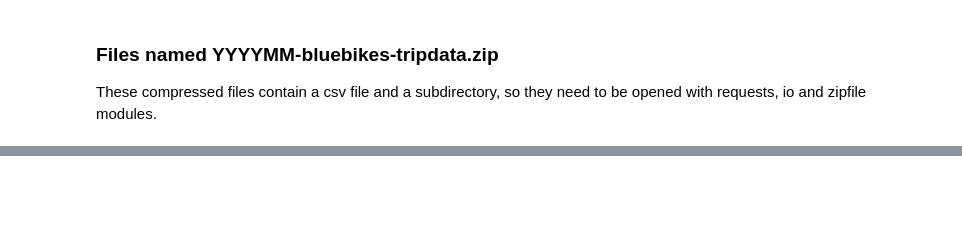
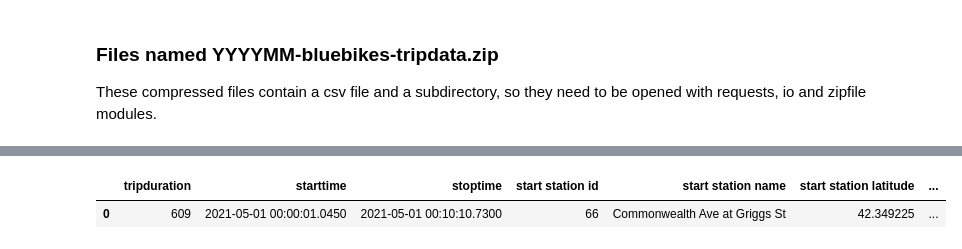
Before and after one commit to acgallagher/Boston-Blue-Bikes, a Jupyter notebook: data_exploration/exploring_tripsdata.ipynb, the cells around one changed output, grey strips where cells are left out. Saved outputs shown, nothing was run; the diff lists cells and outputs as text; code cells hidden in the pictures; blank space fills up the shorter version.

```diff
--- a/data_exploration/exploring_tripsdata.ipynb
+++ b/data_exploration/exploring_tripsdata.ipynb
@@ -522,0 +388,5 @@ dtype: object
+# %%
+df_bluebikes_late.head(1)
+# %% [output]
+|  | tripduration | starttime | stoptime | start station id | start station name | start station latitude | ... |
+| 0 | 609 | 2021-05-01 00:00:01.0450 | 2021-05-01 00:10:10.7300 | 66 | Commonwealth Ave at Griggs St | 42.349225 | ... |
```
Also changed, not shown: parts of 16 cells of this notebook, 13 other files.
